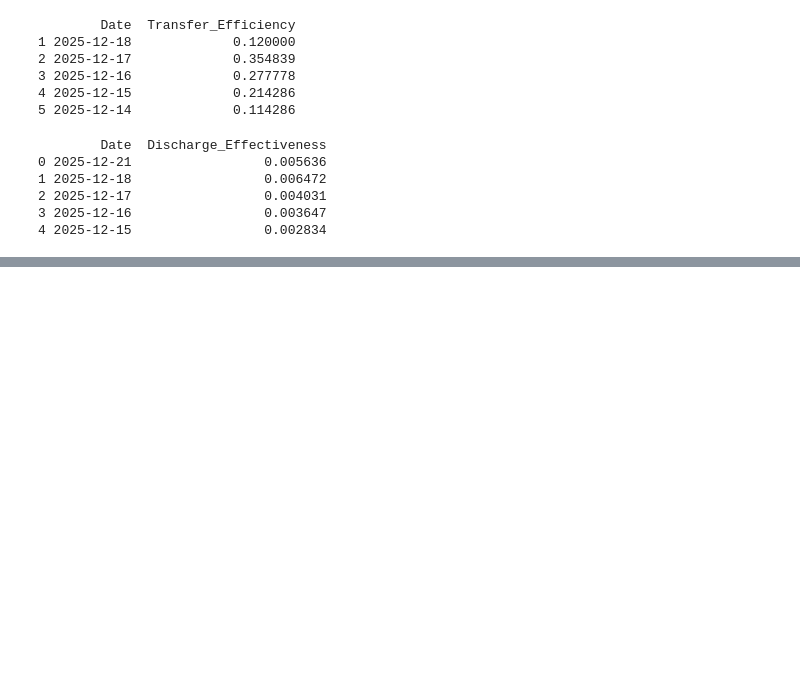
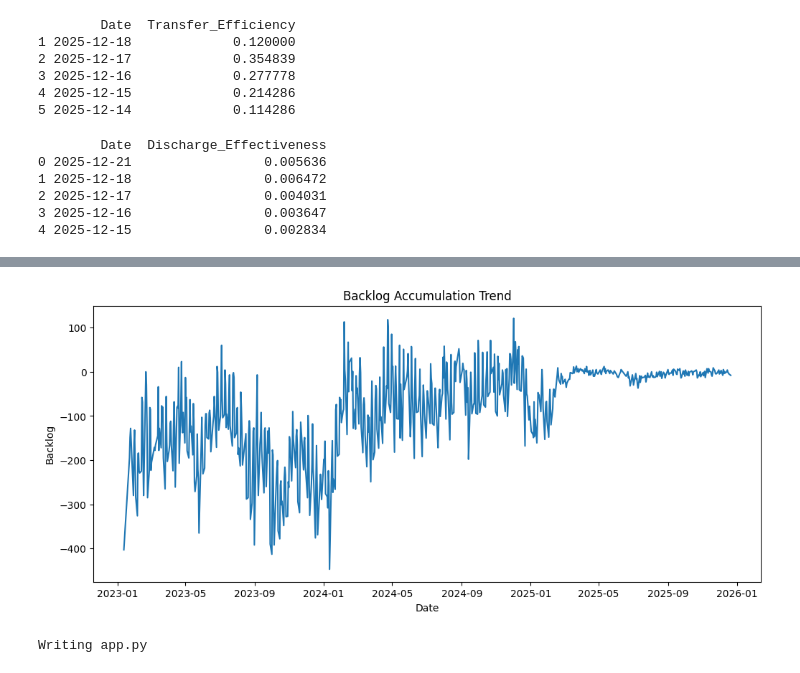
Before and after one commit to Archu403/Repository-name-Care-Transition-Efficiency-Analytics, a Jupyter notebook: Care_Transition_Project.ipynb, the cells around one changed output, grey strips where cells are left out. Cells and saved outputs as stored; diff of their text form; code cells hidden in the pictures; blank space fills up the shorter version.

```diff
--- a/Care_Transition_Project.ipynb
+++ b/Care_Transition_Project.ipynb
@@ -366,0 +422,21 @@ print(low_discharge[['Date', 'Discharge_Effectiveness']].head())
+# %%
+import matplotlib.pyplot as plt
+
+plt.figure(figsize=(12,5))
+plt.plot(df['Date'], df['Backlog'])
+plt.title("Backlog Accumulation Trend")
+plt.xlabel("Date")
+plt.ylabel("Backlog")
+plt.show()
+# %% [output]
+[figure, added]
+# %%
+%%writefile app.py
+
+import streamlit as st
+
+st.title("Care Transition Efficiency Analytics Dashboard")
+
+st.write("Welcome to the dashboard!")
+# %% [output]
+Writing app.py
```
Also changed, not shown: parts of 4 cells of this notebook.
